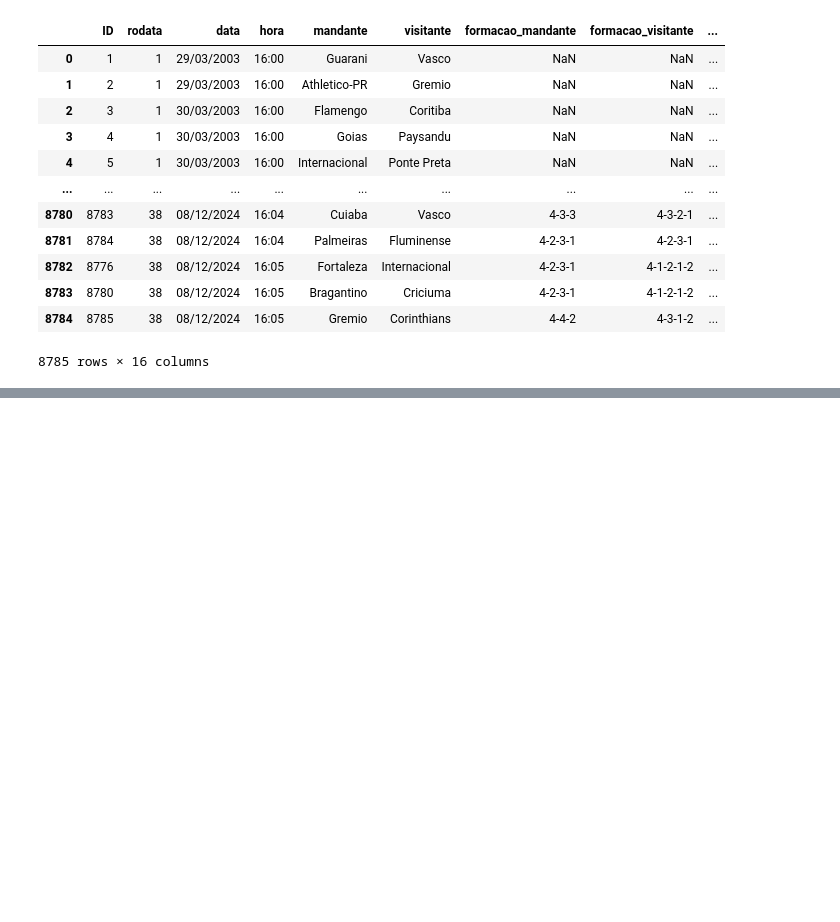
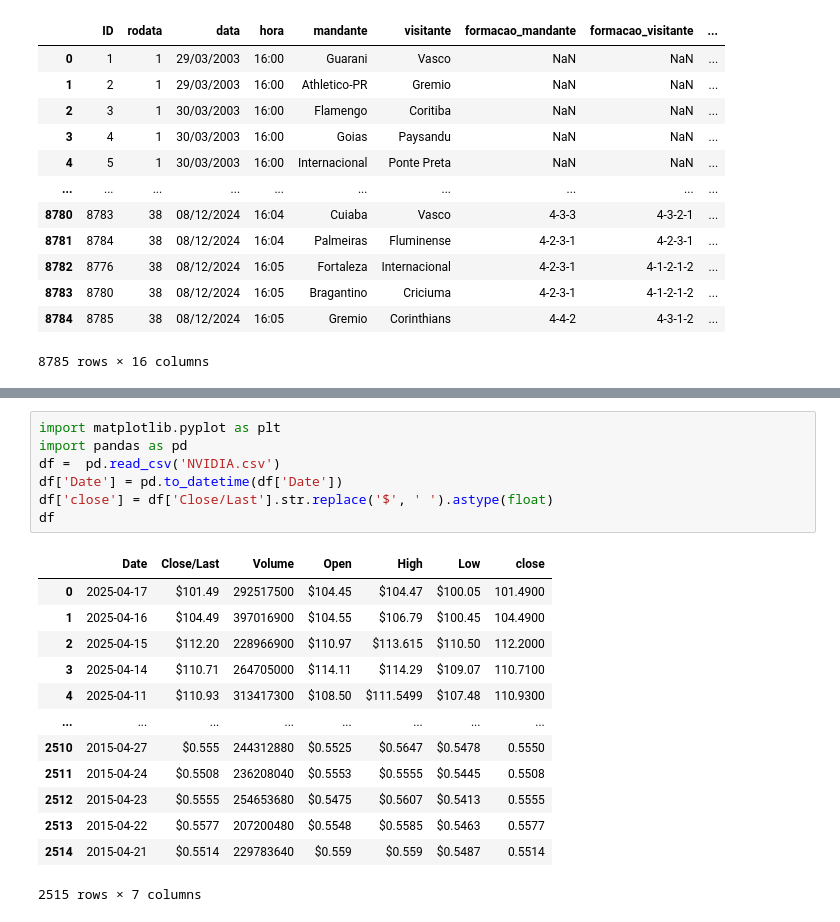
Before and after one commit to Otavioazeved/Vizualiza-o-de-Dados, a Jupyter notebook: Eletiva.ipynb, the cells around one changed output, grey strips where cells are left out. Cells and saved outputs as stored; diff of their text form; blank space fills up the shorter version.

```diff
--- a/Eletiva.ipynb
+++ b/Eletiva.ipynb
@@ -175,0 +192,21 @@ df
+# %%
+import matplotlib.pyplot as plt
+import pandas as pd
+df =  pd.read_csv('NVIDIA.csv')
+df['Date'] = pd.to_datetime(df['Date'])
+df['close'] = df['Close/Last'].str.replace('$', ' ').astype(float)
+df
+# %% [output]
+|  | Date | Close/Last | Volume | Open | High | Low | close |
+| 0 | 2025-04-17 | $101.49 | 292517500 | $104.45 | $104.47 | $100.05 | 101.4900 |
+| 1 | 2025-04-16 | $104.49 | 397016900 | $104.55 | $106.79 | $100.45 | 104.4900 |
+| 2 | 2025-04-15 | $112.20 | 228966900 | $110.97 | $113.615 | $110.50 | 112.2000 |
+| 3 | 2025-04-14 | $110.71 | 264705000 | $114.11 | $114.29 | $109.07 | 110.7100 |
+| 4 | 2025-04-11 | $110.93 | 313417300 | $108.50 | $111.5499 | $107.48 | 110.9300 |
+| ... | ... | ... | ... | ... | ... | ... | ... |
+| 2510 | 2015-04-27 | $0.555 | 244312880 | $0.5525 | $0.5647 | $0.5478 | 0.5550 |
+| 2511 | 2015-04-24 | $0.5508 | 236208040 | $0.5553 | $0.5555 | $0.5445 | 0.5508 |
+| 2512 | 2015-04-23 | $0.5555 | 254653680 | $0.5475 | $0.5607 | $0.5413 | 0.5555 |
+| 2513 | 2015-04-22 | $0.5577 | 207200480 | $0.5548 | $0.5585 | $0.5463 | 0.5577 |
+| 2514 | 2015-04-21 | $0.5514 | 229783640 | $0.559 | $0.559 | $0.5487 | 0.5514 |
+2515 rows × 7 columns
```
Also changed, not shown: parts of 5 cells of this notebook.
